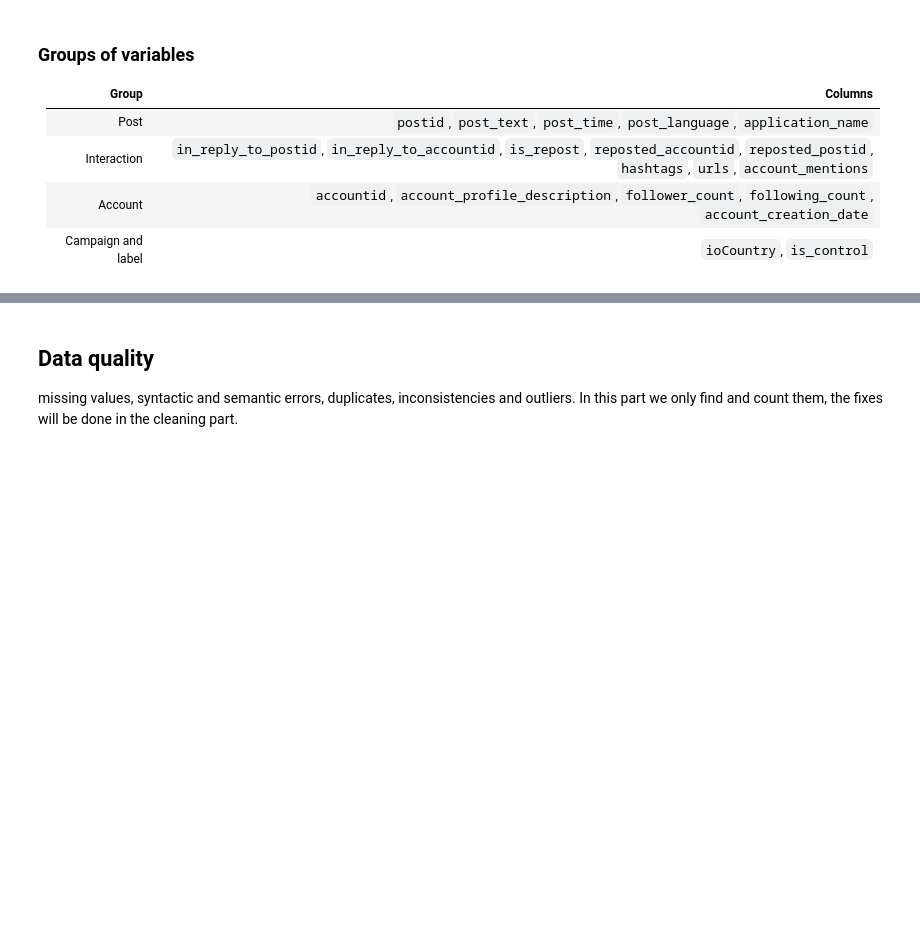
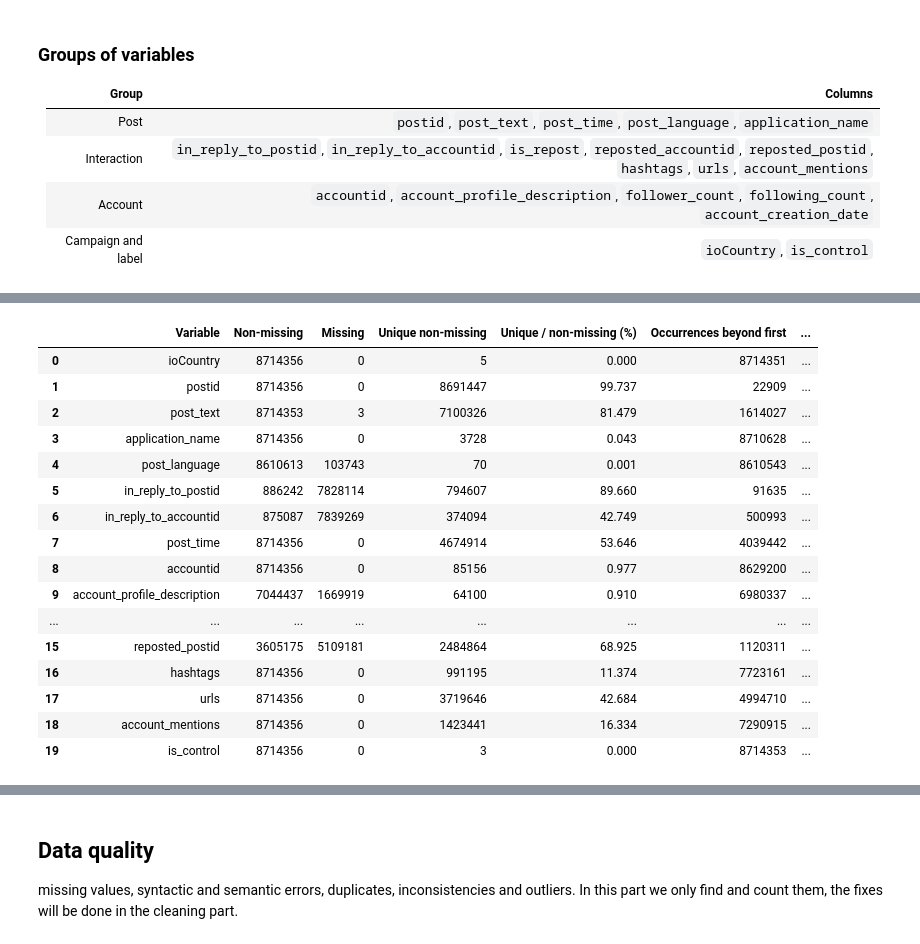
Before and after one commit to kazisohrabuddintitu/Data-Mining-project-2026, a Jupyter notebook: notebooks/task1_data_understanding_preparation.ipynb, the cells around one changed output, grey strips where cells are left out. Cells and saved outputs as stored; diff of their text form; code cells hidden in the pictures; blank space fills up the shorter version.

```diff
--- a/notebooks/task1_data_understanding_preparation.ipynb
+++ b/notebooks/task1_data_understanding_preparation.ipynb
@@ -296,0 +379,50 @@ values
+# %%
+df = load(None)
+
+cardinality = pd.DataFrame()
+
+cardinality["Variable"] = df.columns
+cardinality["Unique non-missing"] = [df[name].nunique(dropna=True) for name in df.columns]
+cardinality["Missing"] = [int(df[name].isna().sum()) for name in df.columns]
+cardinality["Non-missing"] = len(df) - cardinality["Missing"]
+cardinality["Unique / non-missing (%)"] = (
+    100 * cardinality["Unique non-missing"]
+    / cardinality["Non-missing"].where(cardinality["Non-missing"].gt(0))
+)
+cardinality["Occurrences beyond first"] = (
+    cardinality["Non-missing"] - cardinality["Unique non-missing"]
+)
+cardinality["Unique among observed"] = (
+    cardinality["Non-missing"].gt(0)
+    & cardinality["Unique non-missing"].eq(cardinality["Non-missing"])
+)
+cardinality["Complete unique column"] = (
+    cardinality["Unique among observed"] & cardinality["Missing"].eq(0)
+)
+cardinality = cardinality[[
+    "Variable", "Non-missing", "Missing", "Unique non-missing",
+    "Unique / non-missing (%)", "Occurrences beyond first",
+    "Unique among observed", "Complete unique column",
+]]
+
+cardinality["example"] = [df[name].dropna().iloc[0][:60] if cardinality.loc[i, "Non-missing"] > 0 else None for i, name in enumerate(df.columns)]
+
+display(cardinality)
+# %% [output]
+|  | Variable | Non-missing | Missing | Unique non-missing | Unique / non-missing (%) | Occurrences beyond first | ... |
+| 0 | ioCountry | 8714356 | 0 | 5 | 0.000 | 8714351 | ... |
+| 1 | postid | 8714356 | 0 | 8691447 | 99.737 | 22909 | ... |
+| 2 | post_text | 8714353 | 3 | 7100326 | 81.479 | 1614027 | ... |
+| 3 | application_name | 8714356 | 0 | 3728 | 0.043 | 8710628 | ... |
+| 4 | post_language | 8610613 | 103743 | 70 | 0.001 | 8610543 | ... |
+| 5 | in_reply_to_postid | 886242 | 7828114 | 794607 | 89.660 | 91635 | ... |
+| 6 | in_reply_to_accountid | 875087 | 7839269 | 374094 | 42.749 | 500993 | ... |
+| 7 | post_time | 8714356 | 0 | 4674914 | 53.646 | 4039442 | ... |
+| 8 | accountid | 8714356 | 0 | 85156 | 0.977 | 8629200 | ... |
+| 9 | account_profile_description | 7044437 | 1669919 | 64100 | 0.910 | 6980337 | ... |
+| ... | ... | ... | ... | ... | ... | ... | ... |
+| 15 | reposted_postid | 3605175 | 5109181 | 2484864 | 68.925 | 1120311 | ... |
+| 16 | hashtags | 8714356 | 0 | 991195 | 11.374 | 7723161 | ... |
+| 17 | urls | 8714356 | 0 | 3719646 | 42.684 | 4994710 | ... |
+| 18 | account_mentions | 8714356 | 0 | 1423441 | 16.334 | 7290915 | ... |
+| 19 | is_control | 8714356 | 0 | 3 | 0.000 | 8714353 | ... |
```
Also changed, not shown: parts of 49 cells of this notebook, 2 other files.
